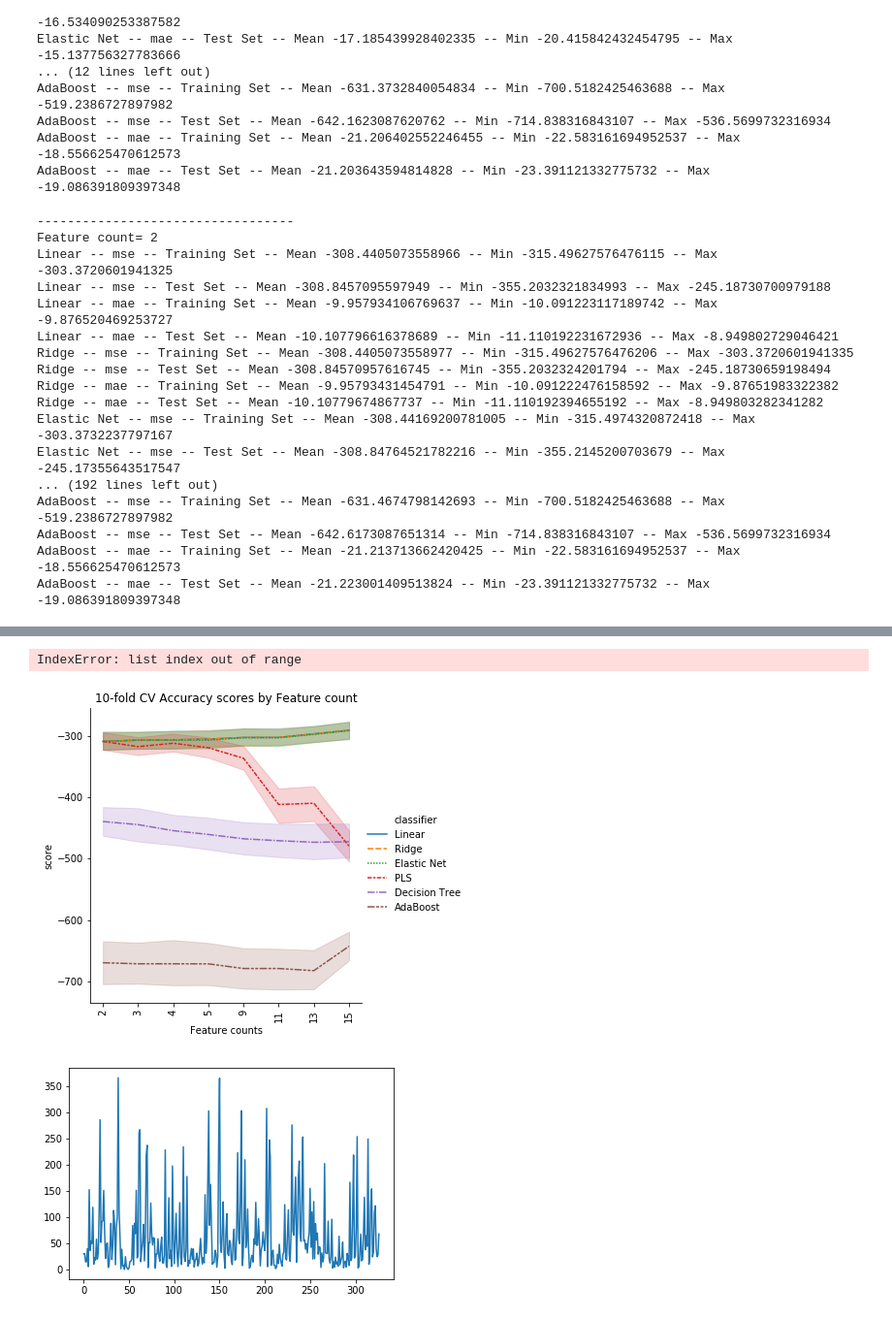
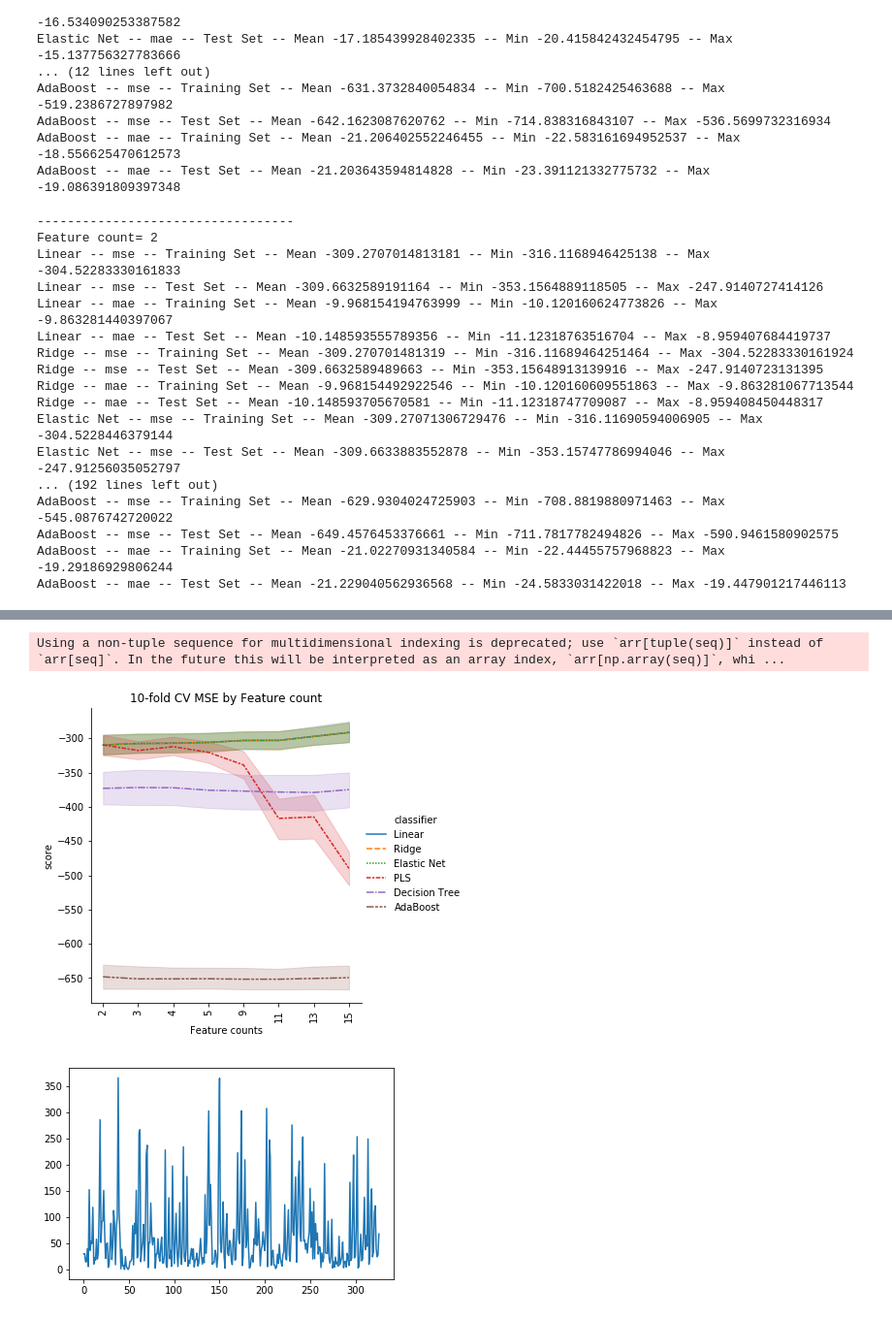
Before and after one commit to freecraver/ML-fun, a Jupyter notebook: greenhouse/greenhouse.ipynb, the cells around one changed output, grey strips where cells are left out. Shown at 97% size. Drawn from its saved outputs; the diff is of its cells as text; code cells hidden in the pictures.

Commit message:
all graphics and final commit

```diff
--- a/greenhouse/greenhouse.ipynb
+++ b/greenhouse/greenhouse.ipynb
@@ -86,10 +182,10 @@ names = ["Linear","Elastic Net", "PLS",
         "Decision Tree"]
 
 classifiers = [
-    linear_model.LinearRegression(normalize=False),
-    linear_model.ElasticNet(),
-    PLSRegression(),
-    tree.DecisionTreeRegressor(min_samples_split=20)
+    linear_model.LinearRegression(),
+    linear_model.ElasticNet(alpha=0.1),
+    PLSRegression(n_components=6),
+    tree.DecisionTreeRegressor(min_samples_split=100)
 ]
 cl_scores = {}
 scoring = {'mse': 'neg_mean_squared_error',
@@ -318,9 +434,9 @@ names = ["Linear", "Ridge",
 classifiers = [
     linear_model.LinearRegression(),
     linear_model.Ridge(),
-    linear_model.ElasticNet(),
+    linear_model.ElasticNet(alpha=0.1),
     PLSRegression(),
-    tree.DecisionTreeRegressor(min_samples_split=20),
+    tree.DecisionTreeRegressor(min_samples_split=100),
     #RandomForestRegressor(n_estimators=100),
     AdaBoostRegressor()
 ]
@@ -349,21 +465,21 @@ for feature_count in [2,3,4,5,9,11,13,15]:
 # %% [output]
 ----------------------------------
 Feature count= 2
-Linear -- mse -- Training Set -- Mean -308.4405073558966 -- Min -315.49627576476115 -- Max -303.3720601941325
-Linear -- mse -- Test Set -- Mean -308.8457095597949 -- Min -355.2032321834993 -- Max -245.18730700979188
-Linear -- mae -- Training Set -- Mean -9.957934106769637 -- Min -10.091223117189742 -- Max -9.876520469253727
-Linear -- mae -- Test Set -- Mean -10.107796616378689 -- Min -11.110192231672936 -- Max -8.949802729046421
-Ridge -- mse -- Training Set -- Mean -308.4405073558977 -- Min -315.49627576476206 -- Max -303.3720601941335
-Ridge -- mse -- Test Set -- Mean -308.84570957616745 -- Min -355.2032324201794 -- Max -245.18730659198494
-Ridge -- mae -- Training Set -- Mean -9.95793431454791 -- Min -10.091222476158592 -- Max -9.87651983322382
-Ridge -- mae -- Test Set -- Mean -10.10779674867737 -- Min -11.110192394655192 -- Max -8.949803282341282
-Elastic Net -- mse -- Training Set -- Mean -308.44169200781005 -- Min -315.4974320872418 -- Max -303.3732237797167
-Elastic Net -- mse -- Test Set -- Mean -308.84764521782216 -- Min -355.2145200703679 -- Max -245.17355643517547
+Linear -- mse -- Training Set -- Mean -309.2707014813181 -- Min -316.1168946425138 -- Max -304.52283330161833
+Linear -- mse -- Test Set -- Mean -309.6632589191164 -- Min -353.1564889118505 -- Max -247.9140727414126
+Linear -- mae -- Training Set -- Mean -9.968154194763999 -- Min -10.120160624773826 -- Max -9.863281440397067
+Linear -- mae -- Test Set -- Mean -10.148593555789356 -- Min -11.12318763516704 -- Max -8.959407684419737
+Ridge -- mse -- Training Set -- Mean -309.270701481319 -- Min -316.11689464251464 -- Max -304.52283330161924
+Ridge -- mse -- Test Set -- Mean -309.6632589489663 -- Min -353.15648913139916 -- Max -247.9140723131395
+Ridge -- mae -- Training Set -- Mean -9.968154492922546 -- Min -10.120160609551863 -- Max -9.863281067713544
+Ridge -- mae -- Test Set -- Mean -10.148593705670581 -- Min -11.12318747709087 -- Max -8.959408450448317
+Elastic Net -- mse -- Training Set -- Mean -309.27071306729476 -- Min -316.11690594006905 -- Max -304.5228446379144
+Elastic Net -- mse -- Test Set -- Mean -309.6633883552878 -- Min -353.15747786994046 -- Max -247.91256035052797
 ... (192 lines left out)
-AdaBoost -- mse -- Training Set -- Mean -631.4674798142693 -- Min -700.5182425463688 -- Max -519.2386727897982
-AdaBoost -- mse -- Test Set -- Mean -642.6173087651314 -- Min -714.838316843107 -- Max -536.5699732316934
-AdaBoost -- mae -- Training Set -- Mean -21.213713662420425 -- Min -22.583161694952537 -- Max -18.556625470612573
-AdaBoost -- mae -- Test Set -- Mean -21.223001409513824 -- Min -23.391121332775732 -- Max -19.086391809397348
+AdaBoost -- mse -- Training Set -- Mean -629.9304024725903 -- Min -708.8819880971463 -- Max -545.0876742720022
+AdaBoost -- mse -- Test Set -- Mean -649.4576453376661 -- Min -711.7817782494826 -- Max -590.9461580902575
+AdaBoost -- mae -- Training Set -- Mean -21.02270931340584 -- Min -22.44455757968823 -- Max -19.29186929806244
+AdaBoost -- mae -- Test Set -- Mean -21.229040562936568 -- Min -24.5833031422018 -- Max -19.447901217446113
 # %%
 import plotly.io as pio
 traces = []
@@ -381,5 +497,8 @@ pio.write_image(go.Figure(data=traces, layout=layout), 'greenhouse_boxplot_100fi
 # %% [output]
 [interactive output not drawn]
+# %%
+cl_scores[clf_name]['test_mse'][0]=-371.53571393
+cl_scores[clf_name]['test_mse'][1]=-324.1442163
 # %%
 trace = []
 names = ["Linear", "Ridge",
@@ -417,29 +536,28 @@ classifiers = [
     #RandomForestRegressor(n_estimators=100),
     AdaBoostRegressor()
 ]
-feature_counts = [1,2,3,4,5,9,11,13,15]
+feature_counts = [2,3,4,5,9,11,13,15]
 
 for idx, feature_count in enumerate(feature_counts):
     for cl in names:
         for score in cl_scores[cl][idx]['test_mse']:
             trace.append({'score': score, 'x':idx, 'name':feature_count , 'classifier':cl})
 df_trace = pd.DataFrame.from_dict(trace)
-# %% [output]
-IndexError: list index out of range
 # %%
 import seaborn as sns
 import matplotlib.pyplot as plt
 g = sns.relplot(x="x", y="score", kind="line", hue="classifier", style="classifier", data=df_trace)
 plt.xticks(range(len(feature_counts)), feature_counts, rotation='vertical')
 plt.xlabel("Feature counts")
-plt.title("10-fold CV Accuracy scores by Feature count")
+plt.title("10-fold CV MSE by Feature count")
 axes = plt.gca()
 #axes.set_ylim([0.5,0.61])
 #axes.set_xlim([0,len(feature_counts)])
-plt.savefig('feature_cnt_eval_greenhouse.pdf')
+plt.savefig('feature_cnt_eval_greenhouse.png')
 plt.show()
 # %% [output]
+Using a non-tuple sequence for multidimensional indexing is deprecated; use `arr[tuple(seq)]` instead of `arr[seq]`. In the future this will be interpreted as an array index, `arr[np.array(seq)]`, whi ...
-[figure, old version]
+[figure, new version]
 # %%
 data_path = "ghg_data/ghg.gid.site0001.dat"
 df_data = pd.read_csv(data_path,sep=' ',header=None)
```
Also changed, not shown: parts of 15 cells of this notebook, 17 other files.
